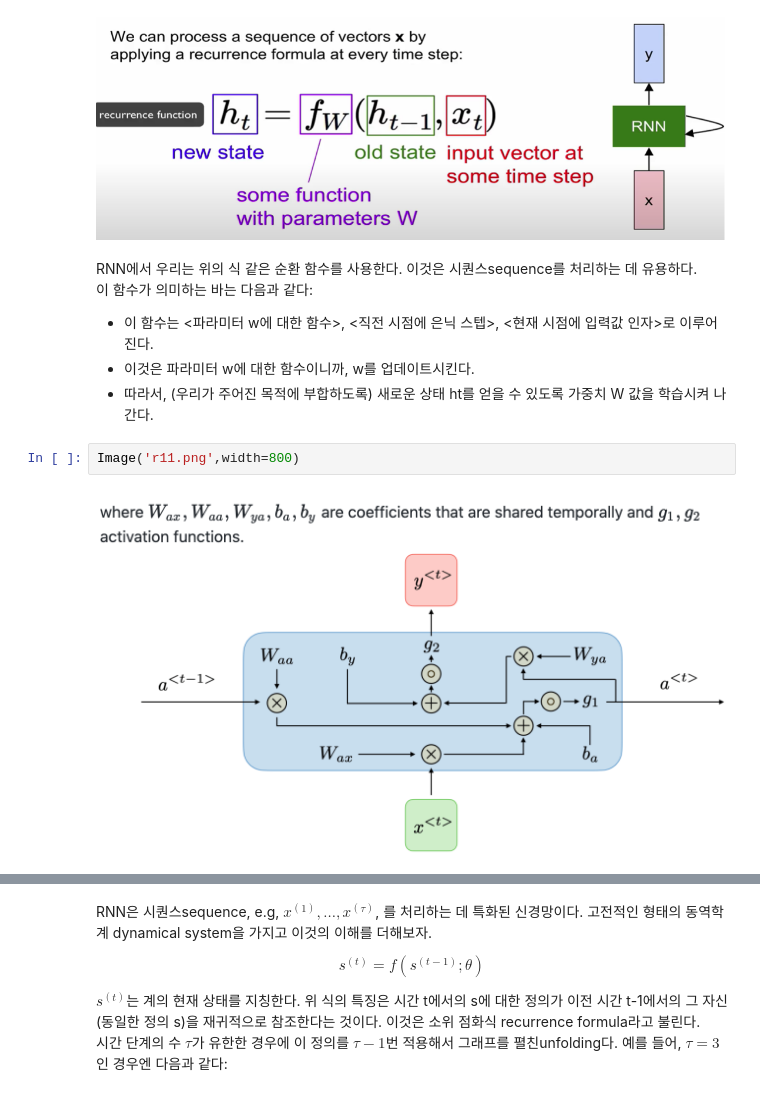
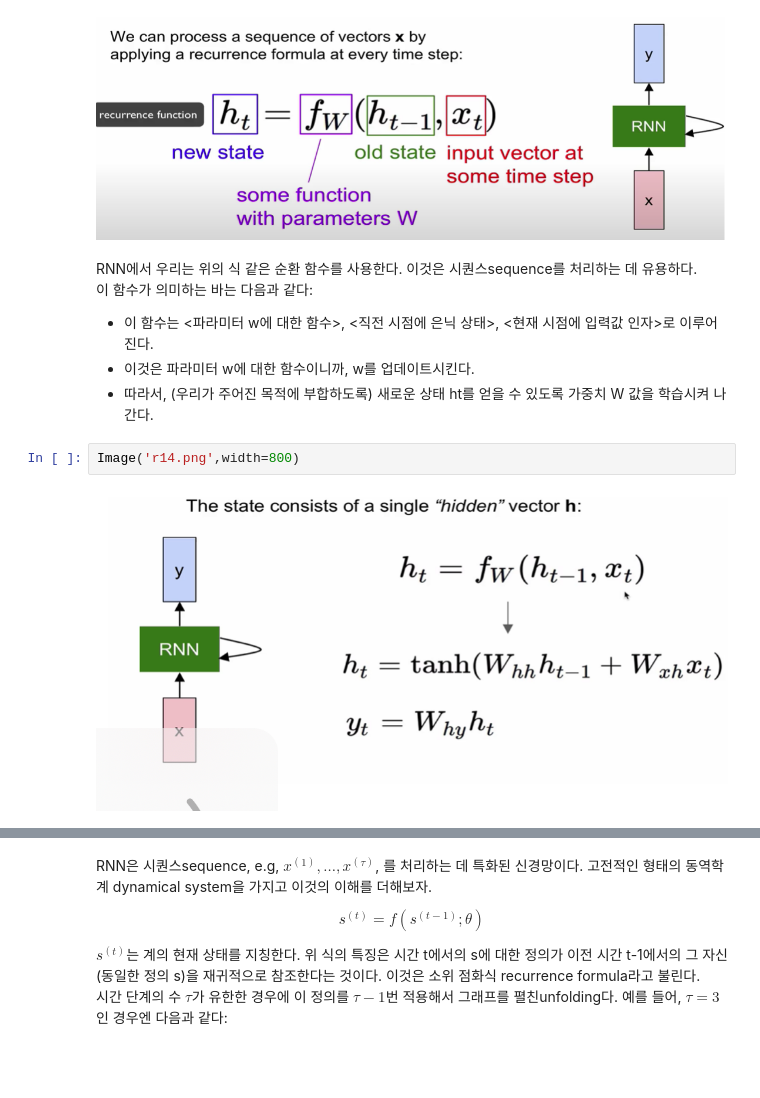
Before and after one commit to musicjae/cs231n, a Jupyter notebook: assignment3/RNN(1).ipynb, the cells around one changed output, grey strips where cells are left out. Drawn from its saved outputs; the diff is of its cells as text; blank space fills up the shorter version.

```diff
--- a/assignment3/RNN(1).ipynb
+++ b/assignment3/RNN(1).ipynb
@@ -47,10 +52,10 @@ Image('r7.png')
 # %% [markdown]
 RNN에서 우리는 위의 식 같은 순환 함수를 사용한다. 이것은 시퀀스sequence를 처리하는 데 유용하다.
 이 함수가 의미하는 바는 다음과 같다:
-- 이 함수는 <파라미터 w에 대한 함수>, <직전 시점에 은닉 스텝>, <현재 시점에 입력값 인자>로 이루어진다.
+- 이 함수는 <파라미터 w에 대한 함수>, <직전 시점에 은닉 상태>, <현재 시점에 입력값 인자>로 이루어진다.
 - 이것은 파라미터 w에 대한 함수이니까, w를 업데이트시킨다.
 - 따라서, (우리가 주어진 목적에 부합하도록) 새로운 상태 ht를 얻을 수 있도록 가중치 W 값을 학습시켜 나간다.
 # %%
-Image('r11.png',width=800)
+Image('r14.png',width=800)
 # %% [output]
-[figure, old version]
+[figure, new version]
```
Also changed, not shown: parts of 39 cells of this notebook.
